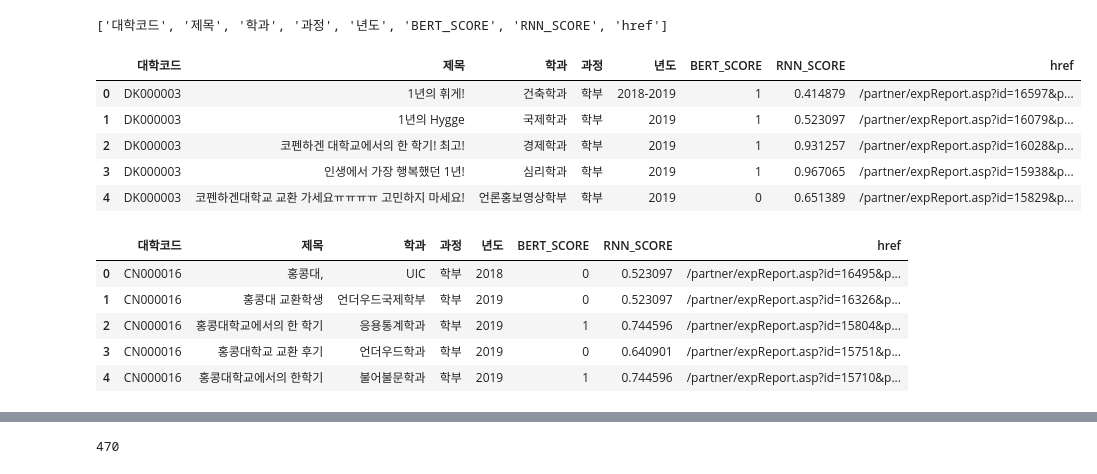
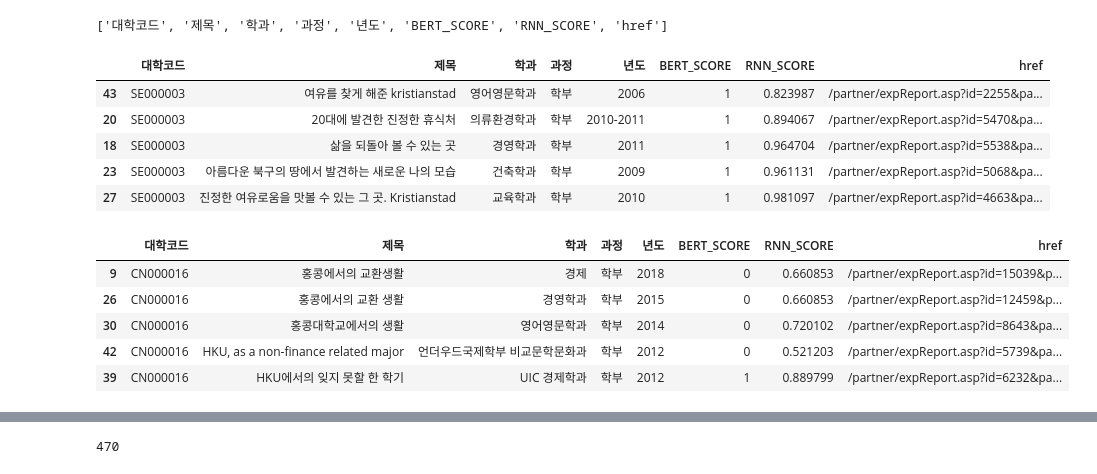
Before and after one commit to snoop2head/yonsei-exchange-program, a Jupyter notebook: wrangle_dataset.ipynb, the cells around one changed output, grey strips where cells are left out. Drawn from its saved outputs; the diff is of its cells as text; code cells hidden in the pictures.

```diff
--- a/wrangle_dataset.ipynb
+++ b/wrangle_dataset.ipynb
@@ -87,25 +87,25 @@ def make_abstract_review_df(UNIV_CODE):
     df_abstract_review = df_abstract_review[["대학코드","제목", "학과", "과정", "년도", "BERT_SCORE", "RNN_SCORE", "href"]]
     return df_abstract_review
 # %%
-df1 = make_abstract_review_df("DK000003")
-df1.head()
+df1 = make_abstract_review_df("SE000003")
+df1.sample(5)
 # %% [output]
 |  | 대학코드 | 제목 | 학과 | 과정 | 년도 | BERT_SCORE | RNN_SCORE | href |
-| 0 | DK000003 | 1년의 휘게! | 건축학과 | 학부 | 2018-2019 | 1 | 0.414879 | /partner/expReport.asp?id=16597&p... |
-| 1 | DK000003 | 1년의 Hygge | 국제학과 | 학부 | 2019 | 1 | 0.523097 | /partner/expReport.asp?id=16079&p... |
-| 2 | DK000003 | 코펜하겐 대학교에서의 한 학기! 최고! | 경제학과 | 학부 | 2019 | 1 | 0.931257 | /partner/expReport.asp?id=16028&p... |
-| 3 | DK000003 | 인생에서 가장 행복했던 1년! | 심리학과 | 학부 | 2019 | 1 | 0.967065 | /partner/expReport.asp?id=15938&p... |
-| 4 | DK000003 | 코펜하겐대학교 교환 가세요ㅠㅠㅠㅠ 고민하지 마세요! | 언론홍보영상학부 | 학부 | 2019 | 0 | 0.651389 | /partner/expReport.asp?id=15829&p... |
+| 43 | SE000003 | 여유를 찾게 해준 kristianstad | 영어영문학과 | 학부 | 2006 | 1 | 0.823987 | /partner/expReport.asp?id=2255&pa... |
+| 20 | SE000003 | 20대에 발견한 진정한 휴식처 | 의류환경학과 | 학부 | 2010-2011 | 1 | 0.894067 | /partner/expReport.asp?id=5470&pa... |
+| 18 | SE000003 | 삶을 되돌아 볼 수 있는 곳 | 경영학과 | 학부 | 2011 | 1 | 0.964704 | /partner/expReport.asp?id=5538&pa... |
+| 23 | SE000003 | 아름다운 북구의 땅에서 발견하는 새로운 나의 모습 | 건축학과 | 학부 | 2009 | 1 | 0.961131 | /partner/expReport.asp?id=5068&pa... |
+| 27 | SE000003 | 진정한 여유로움을 맛볼 수 있는 그 곳. Kristianstad | 교육학과 | 학부 | 2010 | 1 | 0.981097 | /partner/expReport.asp?id=4663&pa... |
 # %%
 df2 = make_abstract_review_df("CN000016")
-df2.head()
+df2.sample(5)
 # %% [output]
 |  | 대학코드 | 제목 | 학과 | 과정 | 년도 | BERT_SCORE | RNN_SCORE | href |
-| 0 | CN000016 | 홍콩대, | UIC | 학부 | 2018 | 0 | 0.523097 | /partner/expReport.asp?id=16495&p... |
-| 1 | CN000016 | 홍콩대 교환학생 | 언더우드국제학부 | 학부 | 2019 | 0 | 0.523097 | /partner/expReport.asp?id=16326&p... |
-| 2 | CN000016 | 홍콩대학교에서의 한 학기 | 응용통계학과 | 학부 | 2019 | 1 | 0.744596 | /partner/expReport.asp?id=15804&p... |
-| 3 | CN000016 | 홍콩대학교 교환 후기 | 언더우드학과 | 학부 | 2019 | 0 | 0.640901 | /partner/expReport.asp?id=15751&p... |
-| 4 | CN000016 | 홍콩대학교에서의 한학기 | 불어불문학과 | 학부 | 2019 | 1 | 0.744596 | /partner/expReport.asp?id=15710&p... |
+| 9 | CN000016 | 홍콩에서의 교환생활 | 경제 | 학부 | 2018 | 0 | 0.660853 | /partner/expReport.asp?id=15039&p... |
+| 26 | CN000016 | 홍콩에서의 교환 생활 | 경영학과 | 학부 | 2015 | 0 | 0.660853 | /partner/expReport.asp?id=12459&p... |
+| 30 | CN000016 | 홍콩대학교에서의 생활 | 영어영문학과 | 학부 | 2014 | 0 | 0.720102 | /partner/expReport.asp?id=8643&pa... |
+| 42 | CN000016 | HKU, as a non-finance related major | 언더우드국제학부 비교문학문화과 | 학부 | 2012 | 0 | 0.521203 | /partner/expReport.asp?id=5739&pa... |
+| 39 | CN000016 | HKU에서의 잊지 못할 한 학기 | UIC 경제학과 | 학부 | 2012 | 1 | 0.889799 | /partner/expReport.asp?id=6232&pa... |
 # %%
 df_concat = pd.concat([df1,df2])
 df_concat.sample(5)
```
Also changed, not shown: parts of 5 cells of this notebook, 3 other files.
